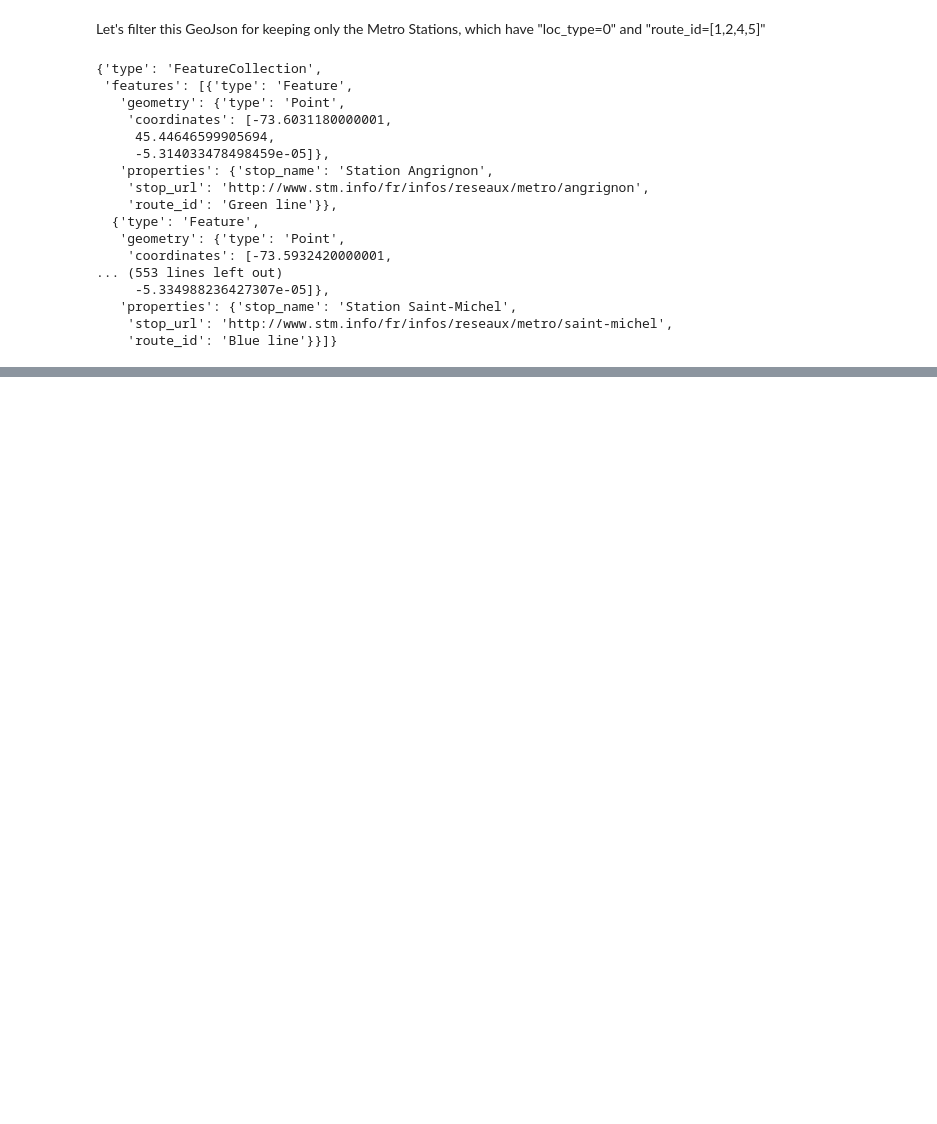
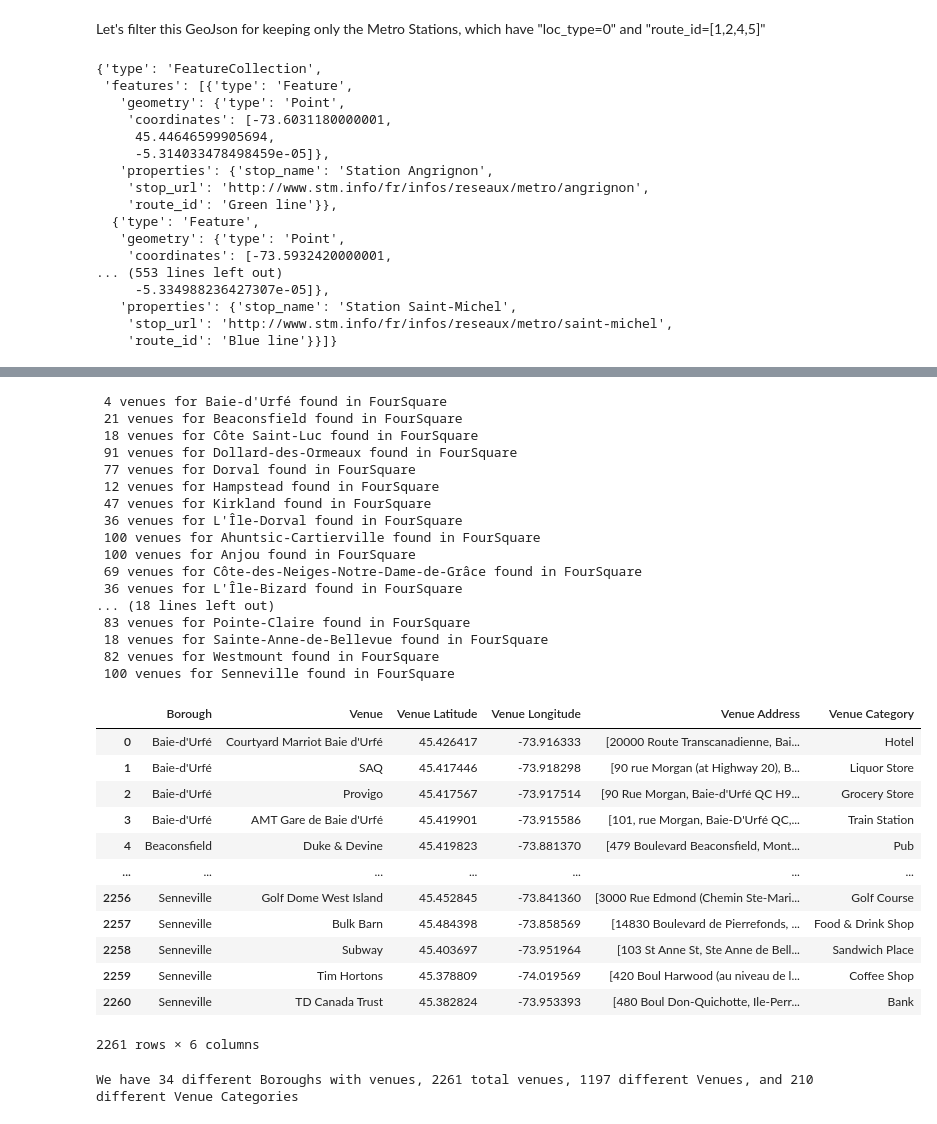
Before and after one commit to Andreslion/Coursera_Capstone, a Jupyter notebook: Testing_Notebook.ipynb, the cells around one changed output, grey strips where cells are left out. Drawn from its saved outputs; the diff is of its cells as text; code cells hidden in the pictures; blank space fills up the shorter version.

```diff
--- a/Testing_Notebook.ipynb
+++ b/Testing_Notebook.ipynb
@@ -91,9 +91,11 @@ boroughs_soup = mtl_soup.find_all('ul')[1]('a')
 boroughs_soup.append((mtl_soup.find_all('ul')[3]('a'))[0])
 for i in range(len(boroughs_soup)):
     # creates the list of boroughs original names
-    boroughs_names.append(boroughs_soup[i].text.replace('–', '-').replace('Mount Royal', 'Mont-Royal').replace('Montreal West', 'Montréal-Ouest') )
+    boroughs_names.append(boroughs_soup[i].text.replace('–', '-').replace('Mount Royal', 'Mont-Royal').replace('Montreal West', 'Montréal-Ouest').replace('Côte Saint-Luc', 'Côte-Saint-Luc') )
     # creates the list of boroughs for making URLs, dealing with french characters and special cases
     boroughs_names_for_URLs.append(boroughs_soup[i].text.replace('é', 'e').replace("'", '-').replace('ô', 'o').replace('Î', 'I').replace('â', 'a').replace('è', 'e').replace(' ', '-').replace('–', '-').replace('Verdun', 'Verdun-Ile-des-Soeurs').replace('Mount-Royal', 'Mont-Royal').replace('Montreal-West', 'Montreal-Ouest') )
+boroughs_names.remove('Montreal')
+boroughs_names_for_URLs.remove('Montreal')
 boroughs_names_for_URLs
 # %% [output]
 ['Baie-d-Urfe',
@@ -530,3 +344,8 @@ folium.LayerControl().add_to(map2)
 map2
 # %% [output]
 [interactive output not drawn]
+# %%
+CLIENT_ID = 'X0JXYS04XKE2GYSQV4B0LLQYY2WW4WNA30HSJNVUWVRTMMQZ' # your Foursquare ID
+CLIENT_SECRET = '1BI0T33MEXXUHDGGVQO0OOR3OEORSHISYPJWCQF1WFBT21BJ' # your Foursquare Secret
+VERSION = '20180605' # Foursquare API version
+LIMIT = 100 # A default Foursquare API limit value
@@ -532,0 +416,7 @@ map2
+# %%
+
+foursq_boroughs_names = boroughs_names
+foursq_boroughs_names = ["L'Île-Bizard" if x=="L'Île-Bizard-Sainte-Geneviève" else x for x in foursq_boroughs_names]
+foursq_boroughs_names = ["Pierrefonds" if x=="Pierrefonds-Roxboro" else x for x in foursq_boroughs_names]
+foursq_boroughs_names = ["Rivière-des-Prairies" if x=="Rivière-des-Prairies-Pointe-aux-Trembles" else x for x in foursq_boroughs_names]
+foursq_boroughs_names
@@ -532,0 +441,38 @@ map2
+# %%
+montreal_venues = getNearbyVenues(foursq_boroughs_names)
+montreal_venues
+# %% [output]
+ 4 venues for Baie-d'Urfé found in FourSquare
+ 21 venues for Beaconsfield found in FourSquare
+ 18 venues for Côte Saint-Luc found in FourSquare
+ 91 venues for Dollard-des-Ormeaux found in FourSquare
+ 77 venues for Dorval found in FourSquare
+ 12 venues for Hampstead found in FourSquare
+ 47 venues for Kirkland found in FourSquare
+ 36 venues for L'Île-Dorval found in FourSquare
+ 100 venues for Ahuntsic-Cartierville found in FourSquare
+ 100 venues for Anjou found in FourSquare
+ 69 venues for Côte-des-Neiges-Notre-Dame-de-Grâce found in FourSquare
+ 36 venues for L'Île-Bizard found in FourSquare
+... (18 lines left out)
+ 83 venues for Pointe-Claire found in FourSquare
+ 18 venues for Sainte-Anne-de-Bellevue found in FourSquare
+ 82 venues for Westmount found in FourSquare
+ 100 venues for Senneville found in FourSquare
+|  | Borough | Venue | Venue Latitude | Venue Longitude | Venue Address | Venue Category |
+| 0 | Baie-d'Urfé | Courtyard Marriot Baie d'Urfé | 45.426417 | -73.916333 | [20000 Route Transcanadienne, Bai... | Hotel |
+| 1 | Baie-d'Urfé | SAQ | 45.417446 | -73.918298 | [90 rue Morgan (at Highway 20), B... | Liquor Store |
+| 2 | Baie-d'Urfé | Provigo | 45.417567 | -73.917514 | [90 Rue Morgan, Baie-d'Urfé QC H9... | Grocery Store |
+| 3 | Baie-d'Urfé | AMT Gare de Baie d'Urfé | 45.419901 | -73.915586 | [101, rue Morgan, Baie-D'Urfé QC,... | Train Station |
+| 4 | Beaconsfield | Duke & Devine | 45.419823 | -73.881370 | [479 Boulevard Beaconsfield, Mont... | Pub |
+| ... | ... | ... | ... | ... | ... | ... |
+| 2256 | Senneville | Golf Dome West Island | 45.452845 | -73.841360 | [3000 Rue Edmond (Chemin Ste-Mari... | Golf Course |
+| 2257 | Senneville | Bulk Barn | 45.484398 | -73.858569 | [14830 Boulevard de Pierrefonds, ... | Food & Drink Shop |
+| 2258 | Senneville | Subway | 45.403697 | -73.951964 | [103 St Anne St, Ste Anne de Bell... | Sandwich Place |
+| 2259 | Senneville | Tim Hortons | 45.378809 | -74.019569 | [420 Boul Harwood (au niveau de l... | Coffee Shop |
+| 2260 | Senneville | TD Canada Trust | 45.382824 | -73.953393 | [480 Boul Don-Quichotte, Ile-Perr... | Bank |
+2261 rows × 6 columns
+# %%
+print(f'We have {len(montreal_venues["Borough"].unique())} different Boroughs with venues, {montreal_venues.shape[0]} total venues, {len(montreal_venues["Venue"].unique())} different Venues, and {len(montreal_venues["Venue Category"].unique())} different Venue Categories')
+# %% [output]
+We have 34 different Boroughs with venues, 2261 total venues, 1197 different Venues, and 210 different Venue Categories
```
Also changed, not shown: parts of 25 cells of this notebook, 3 other files.
